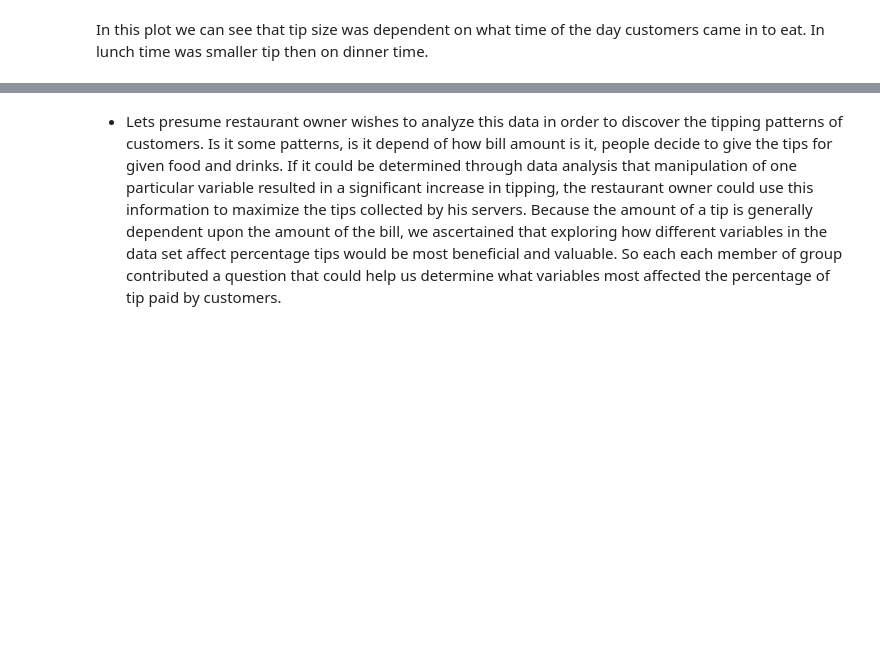
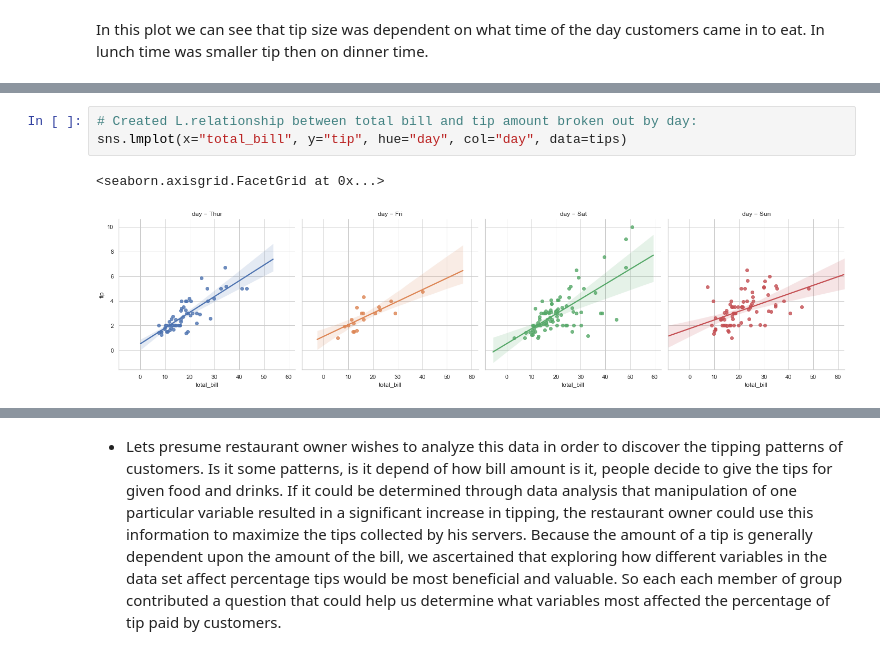
Before and after one commit to rituteval/Fundamentals-assesments, a Jupyter notebook: Tips data set.ipynb, the cells around one changed output, grey strips where cells are left out. Drawn from its saved outputs; the diff is of its cells as text; blank space fills up the shorter version.

```diff
--- a/Tips data set.ipynb
+++ b/Tips data set.ipynb
@@ -330,0 +338,6 @@ In this plot we can see that tip size was dependent on what time of the day cust
+# %%
+# Created L.relationship between total bill and tip amount broken out by day:
+sns.lmplot(x="total_bill", y="tip", hue="day", col="day", data=tips)
+# %% [output]
+<seaborn.axisgrid.FacetGrid at 0x...>
+[figure, added]
```
Also changed, not shown: parts of 4 cells of this notebook, 1 other file.
